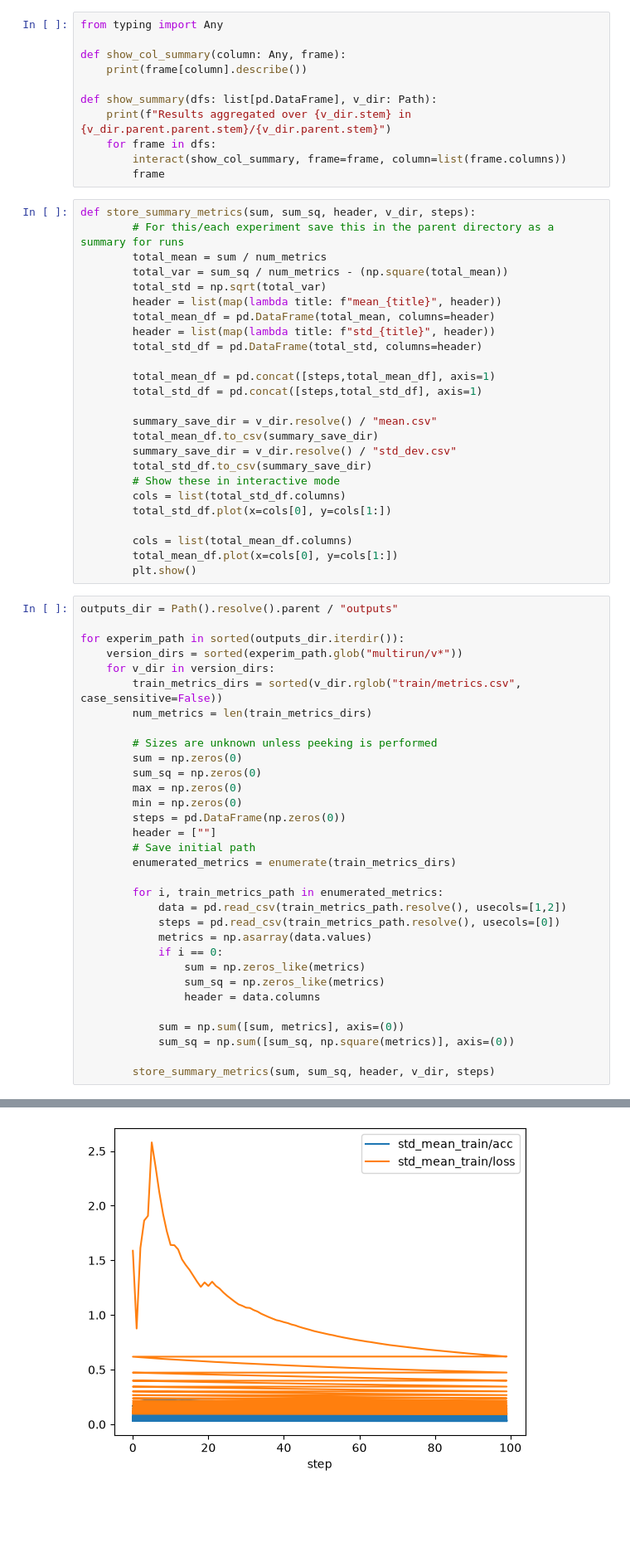
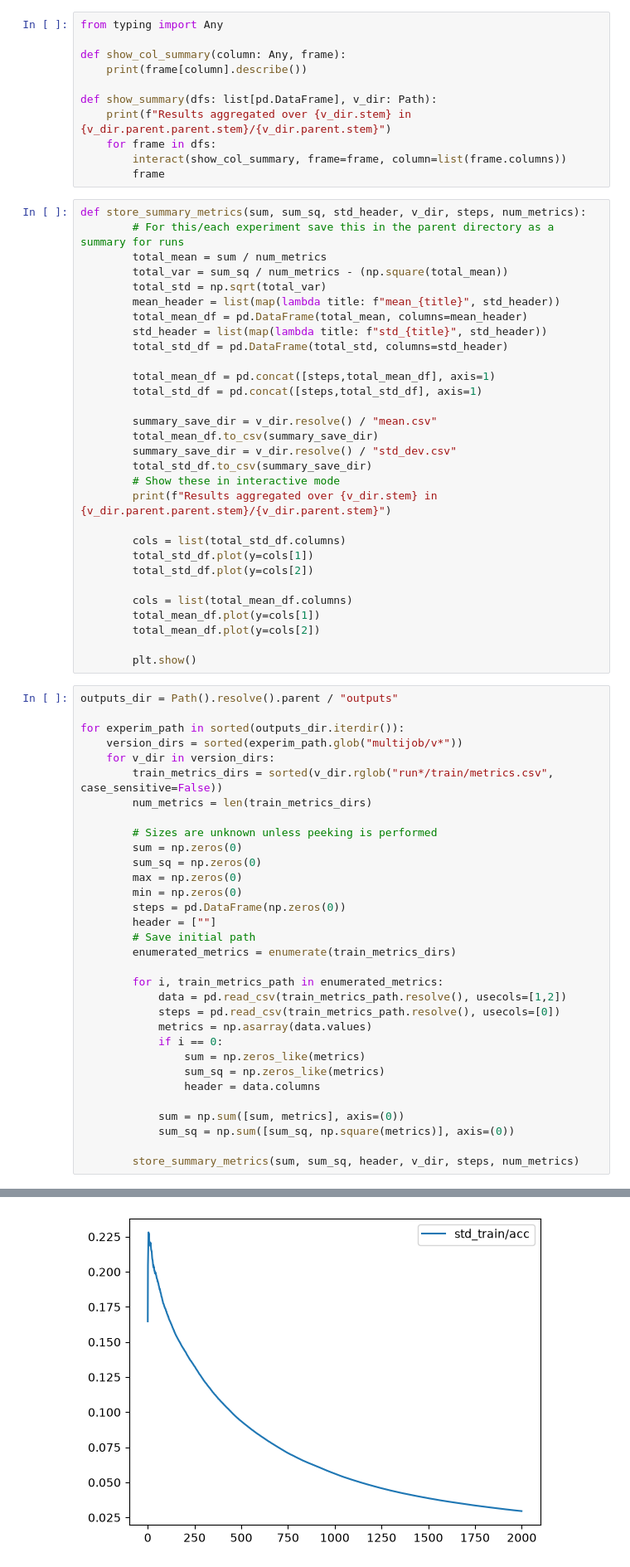
Before and after one commit to kaglet/Oscillatory_Gradient_Correlations_Adam_and_Muon, a Jupyter notebook: src/analysis.ipynb, the cells around one changed output, grey strips where cells are left out. Shown at 83% size. Drawn from its saved outputs; the diff is of its cells as text; blank space fills up the shorter version.

Commit message:
Rename multirun -> multijob, graph without "step" col, fix missing param
Missing param did not impact stuff explicitly due to how jupyter works,
but to be safe, done.

```diff
--- a/src/analysis.ipynb
+++ b/src/analysis.ipynb
@@ -22,15 +22,15 @@ def show_summary(dfs: list[pd.DataFrame], v_dir: Path):
         interact(show_col_summary, frame=frame, column=list(frame.columns))
         frame
 # %%
-def store_summary_metrics(sum, sum_sq, header, v_dir, steps):
+def store_summary_metrics(sum, sum_sq, std_header, v_dir, steps, num_metrics):
         # For this/each experiment save this in the parent directory as a summary for runs
         total_mean = sum / num_metrics
         total_var = sum_sq / num_metrics - (np.square(total_mean))
         total_std = np.sqrt(total_var)
-        header = list(map(lambda title: f"mean_{title}", header))
-        total_mean_df = pd.DataFrame(total_mean, columns=header)
-        header = list(map(lambda title: f"std_{title}", header))
-        total_std_df = pd.DataFrame(total_std, columns=header)
+        mean_header = list(map(lambda title: f"mean_{title}", std_header))
+        total_mean_df = pd.DataFrame(total_mean, columns=mean_header)
+        std_header = list(map(lambda title: f"std_{title}", std_header))
+        total_std_df = pd.DataFrame(total_std, columns=std_header)
 
         total_mean_df = pd.concat([steps,total_mean_df], axis=1)
         total_std_df = pd.concat([steps,total_std_df], axis=1)
@@ -40,19 +40,24 @@ def store_summary_metrics(sum, sum_sq, header, v_dir, steps):
         summary_save_dir = v_dir.resolve() / "std_dev.csv"
         total_std_df.to_csv(summary_save_dir)
         # Show these in interactive mode
+        print(f"Results aggregated over {v_dir.stem} in {v_dir.parent.parent.stem}/{v_dir.parent.stem}")
+
         cols = list(total_std_df.columns)
-        total_std_df.plot(x=cols[0], y=cols[1:])
+        total_std_df.plot(y=cols[1])
+        total_std_df.plot(y=cols[2])
 
         cols = list(total_mean_df.columns)
-        total_mean_df.plot(x=cols[0], y=cols[1:])
+        total_mean_df.plot(y=cols[1])
+        total_mean_df.plot(y=cols[2])
+
         plt.show()
 # %%
 outputs_dir = Path().resolve().parent / "outputs"
 
 for experim_path in sorted(outputs_dir.iterdir()):
-    version_dirs = sorted(experim_path.glob("multirun/v*"))
+    version_dirs = sorted(experim_path.glob("multijob/v*"))
     for v_dir in version_dirs:
-        train_metrics_dirs = sorted(v_dir.rglob("train/metrics.csv", case_sensitive=False))
+        train_metrics_dirs = sorted(v_dir.rglob("run*/train/metrics.csv", case_sensitive=False))
         num_metrics = len(train_metrics_dirs)
 
         # Sizes are unknown unless peeking is performed
@@ -77,5 +82,5 @@ for experim_path in sorted(outputs_dir.iterdir()):
             sum = np.sum([sum, metrics], axis=(0))
             sum_sq = np.sum([sum_sq, np.square(metrics)], axis=(0))
 
-        store_summary_metrics(sum, sum_sq, header, v_dir, steps)
+        store_summary_metrics(sum, sum_sq, header, v_dir, steps, num_metrics)
 # %% [output]
@@ -82 +88 @@ for experim_path in sorted(outputs_dir.iterdir()):
-[figure, old version]
+[figure, new version]
```
Also changed, not shown: parts of 1 cell of this notebook, 1 other file.
